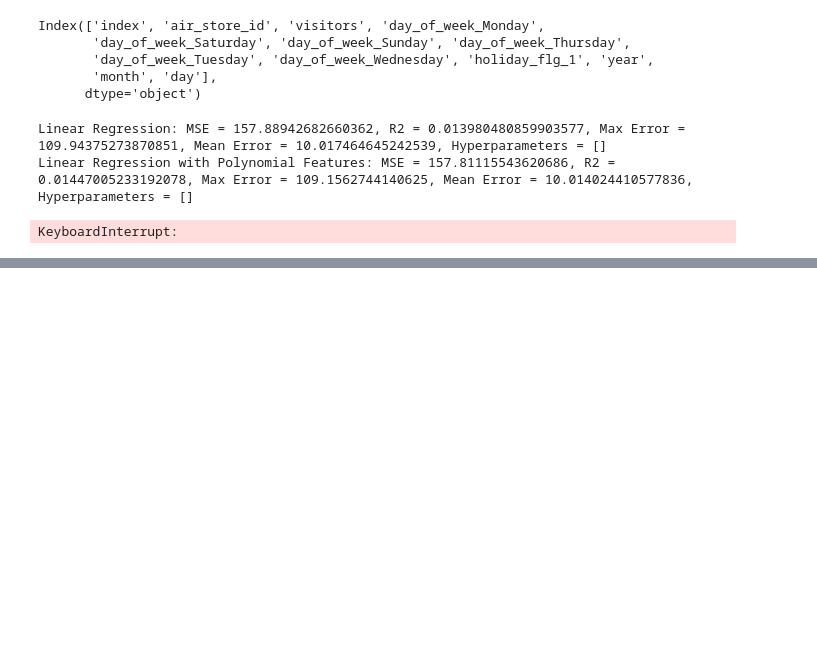
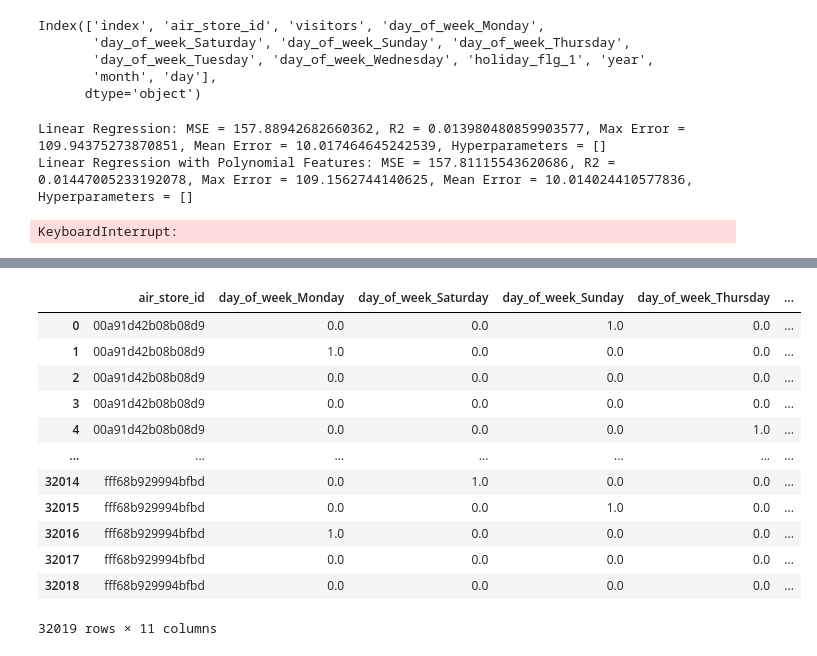
Before and after one commit to FEDOROV-ALEXANDER/ML_kurs2022, a Jupyter notebook: Homework/Homework2024/homework2024.ipynb, the cells around one changed output, grey strips where cells are left out. Saved outputs shown, nothing was run; the diff lists cells and outputs as text; code cells hidden in the pictures; blank space fills up the shorter version.

```diff
--- a/Homework/Homework2024/homework2024.ipynb
+++ b/Homework/Homework2024/homework2024.ipynb
@@ -1102,2 +1116,43 @@ best_rf.fit(X_scaled, y)
 # %%
 sample = pd.read_csv('recruit-restaurant-visitor-forecasting/sample_submission.csv')
+sample[['air_store_id', 'visit_date']] = sample['id'].str.split('_', n=2, expand=True)[[1, 2]]
+
+# Удаляем столбец id, так как он больше не нужен
+sample = sample.drop(columns=['id'])
+
+# Преобразуем visit_data в datetime
+sample['visit_date'] = pd.to_datetime(sample['visit_date'])
+date_df['visit_date'] = pd.to_datetime(date_df['visit_date'])
+sample = pd.merge(sample, date_df, on='visit_date', how='inner')
+sample['day_of_week'] = sample['day_of_week'].astype('category')
+sample['holiday_flg'] = sample['holiday_flg'].astype('category')
+
+encoder = OneHotEncoder(sparse_output=False, drop='first')
+
+sample['air_store_id'] = sample['air_store_id'].str.split('_').str[1]
+encoded_features = encoder.fit_transform(sample[['day_of_week', 'holiday_flg', 'air_store_id']])
+
+encoded_df = pd.DataFrame(encoded_features, columns=encoder.get_feature_names_out(['day_of_week', 'holiday_flg', 'air_store_id']))
+
+sample = pd.concat([sample.drop(columns=['day_of_week', 'holiday_flg', 'air_store_id', 'visit_date']), encoded_df], axis=1)
+sample['year'] = sample['visit_date'].dt.year
+sample['month'] = sample['visit_date'].dt.month
+sample['day'] = sample['visit_date'].dt.day
+del sample['visitors']
+# Удаление столбца 'visit_date'
+sample.drop(columns=['visit_date'], inplace=True)
+sample
+# %% [output]
+|  | air_store_id | day_of_week_Monday | day_of_week_Saturday | day_of_week_Sunday | day_of_week_Thursday | ... |
+| 0 | 00a91d42b08b08d9 | 0.0 | 0.0 | 1.0 | 0.0 | ... |
+| 1 | 00a91d42b08b08d9 | 1.0 | 0.0 | 0.0 | 0.0 | ... |
+| 2 | 00a91d42b08b08d9 | 0.0 | 0.0 | 0.0 | 0.0 | ... |
+| 3 | 00a91d42b08b08d9 | 0.0 | 0.0 | 0.0 | 0.0 | ... |
+| 4 | 00a91d42b08b08d9 | 0.0 | 0.0 | 0.0 | 1.0 | ... |
+| ... | ... | ... | ... | ... | ... | ... |
+| 32014 | fff68b929994bfbd | 0.0 | 1.0 | 0.0 | 0.0 | ... |
+| 32015 | fff68b929994bfbd | 0.0 | 0.0 | 1.0 | 0.0 | ... |
+| 32016 | fff68b929994bfbd | 1.0 | 0.0 | 0.0 | 0.0 | ... |
+| 32017 | fff68b929994bfbd | 0.0 | 0.0 | 0.0 | 0.0 | ... |
+| 32018 | fff68b929994bfbd | 0.0 | 0.0 | 0.0 | 0.0 | ... |
+32019 rows × 11 columns
```
Also changed, not shown: parts of 26 cells of this notebook.
